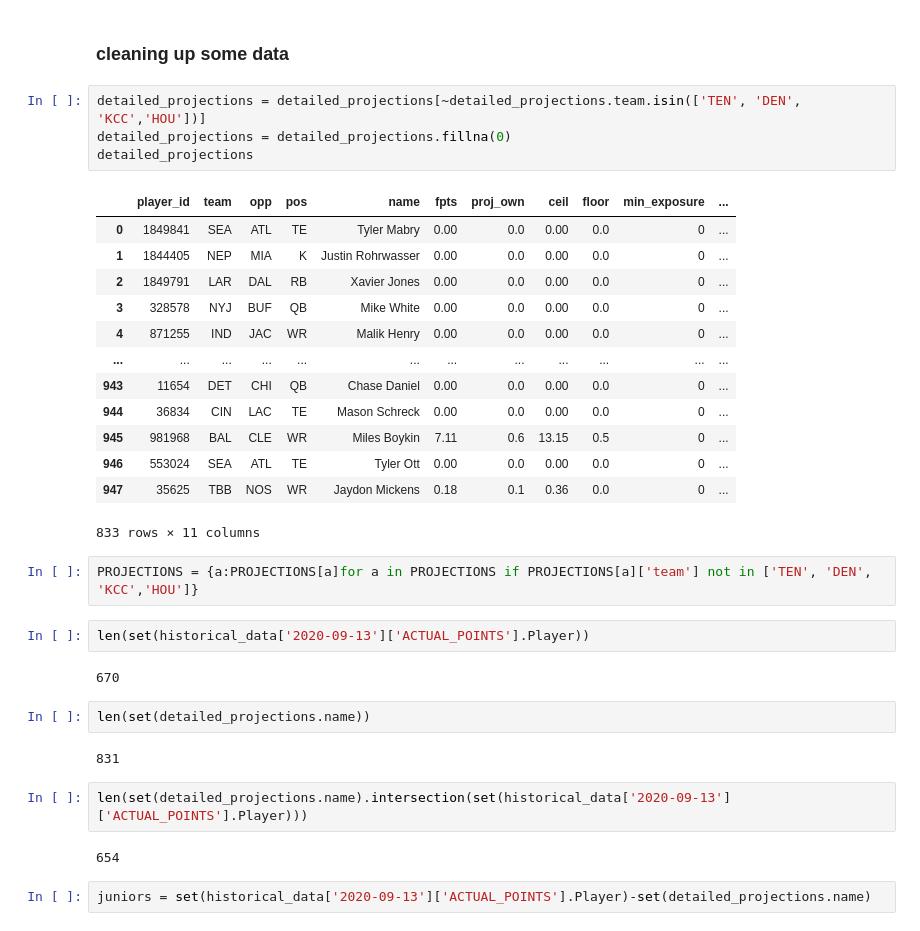
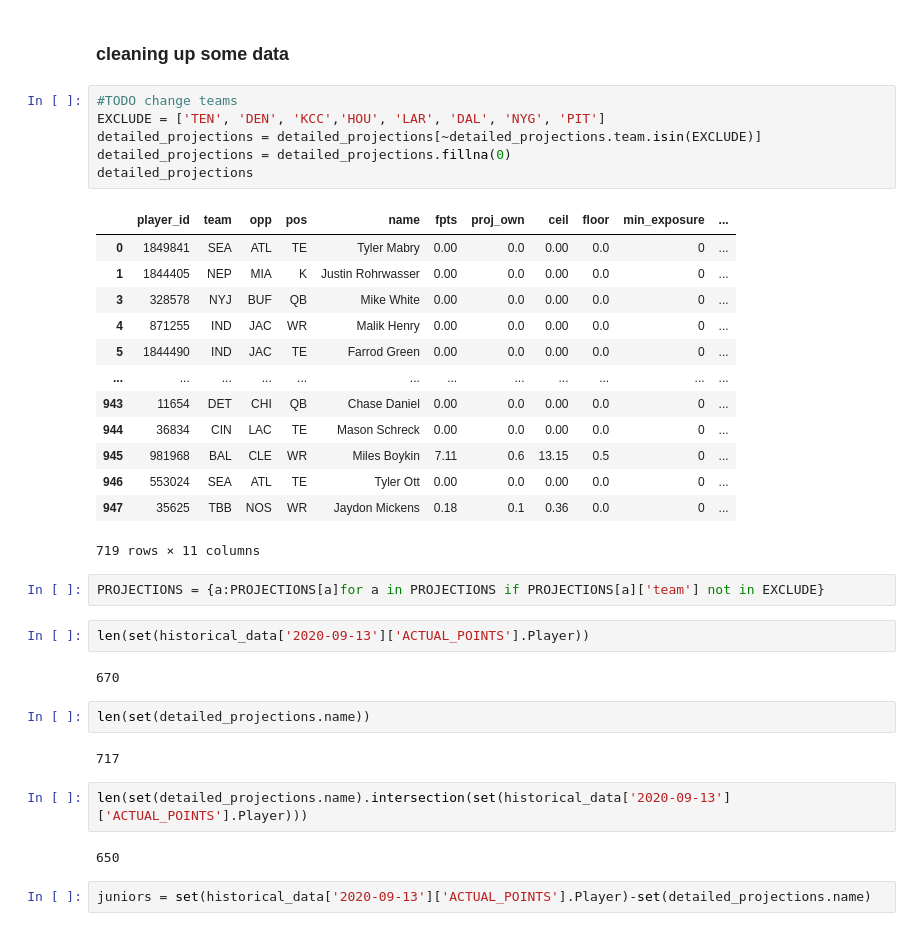
Before and after one commit to joshuap2613/Roto_Football, a Jupyter notebook: Football/Linear_Optimization.ipynb, the cells around one changed output. Drawn from its saved outputs; the diff is of its cells as text.

```diff
--- a/Football/Linear_Optimization.ipynb
+++ b/Football/Linear_Optimization.ipynb
@@ -121,25 +126,27 @@ detailed_projections.head(10)
 # %% [markdown]
 ### cleaning up some data
 # %%
-detailed_projections = detailed_projections[~detailed_projections.team.isin(['TEN', 'DEN', 'KCC','HOU'])]
+#TODO change teams
+EXCLUDE = ['TEN', 'DEN', 'KCC','HOU', 'LAR', 'DAL', 'NYG', 'PIT']
+detailed_projections = detailed_projections[~detailed_projections.team.isin(EXCLUDE)]
 detailed_projections = detailed_projections.fillna(0)
 detailed_projections
 # %% [output]
 |  | player_id | team | opp | pos | name | fpts | proj_own | ceil | floor | min_exposure | ... |
 | 0 | 1849841 | SEA | ATL | TE | Tyler Mabry | 0.00 | 0.0 | 0.00 | 0.0 | 0 | ... |
 | 1 | 1844405 | NEP | MIA | K | Justin Rohrwasser | 0.00 | 0.0 | 0.00 | 0.0 | 0 | ... |
-| 2 | 1849791 | LAR | DAL | RB | Xavier Jones | 0.00 | 0.0 | 0.00 | 0.0 | 0 | ... |
 | 3 | 328578 | NYJ | BUF | QB | Mike White | 0.00 | 0.0 | 0.00 | 0.0 | 0 | ... |
 | 4 | 871255 | IND | JAC | WR | Malik Henry | 0.00 | 0.0 | 0.00 | 0.0 | 0 | ... |
+| 5 | 1844490 | IND | JAC | TE | Farrod Green | 0.00 | 0.0 | 0.00 | 0.0 | 0 | ... |
 | ... | ... | ... | ... | ... | ... | ... | ... | ... | ... | ... | ... |
 | 943 | 11654 | DET | CHI | QB | Chase Daniel | 0.00 | 0.0 | 0.00 | 0.0 | 0 | ... |
 | 944 | 36834 | CIN | LAC | TE | Mason Schreck | 0.00 | 0.0 | 0.00 | 0.0 | 0 | ... |
 | 945 | 981968 | BAL | CLE | WR | Miles Boykin | 7.11 | 0.6 | 13.15 | 0.5 | 0 | ... |
 | 946 | 553024 | SEA | ATL | TE | Tyler Ott | 0.00 | 0.0 | 0.00 | 0.0 | 0 | ... |
 | 947 | 35625 | TBB | NOS | WR | Jaydon Mickens | 0.18 | 0.1 | 0.36 | 0.0 | 0 | ... |
-833 rows × 11 columns
+719 rows × 11 columns
 # %%
-PROJECTIONS = {a:PROJECTIONS[a]for a in PROJECTIONS if PROJECTIONS[a]['team'] not in ['TEN', 'DEN', 'KCC','HOU']}
+PROJECTIONS = {a:PROJECTIONS[a]for a in PROJECTIONS if PROJECTIONS[a]['team'] not in EXCLUDE}
 # %%
 len(set(historical_data['2020-09-13']['ACTUAL_POINTS'].Player))
 # %% [output]
@@ -147,11 +154,11 @@ len(set(historical_data['2020-09-13']['ACTUAL_POINTS'].Player))
 # %%
 len(set(detailed_projections.name))
 # %% [output]
-831
+717
 # %%
 len(set(detailed_projections.name).intersection(set(historical_data['2020-09-13']['ACTUAL_POINTS'].Player)))
 # %% [output]
-654
+650
 # %%
 juniors = set(historical_data['2020-09-13']['ACTUAL_POINTS'].Player)-set(detailed_projections.name)
 # %%
```
Also changed, not shown: parts of 40 cells of this notebook, 3 other files.
